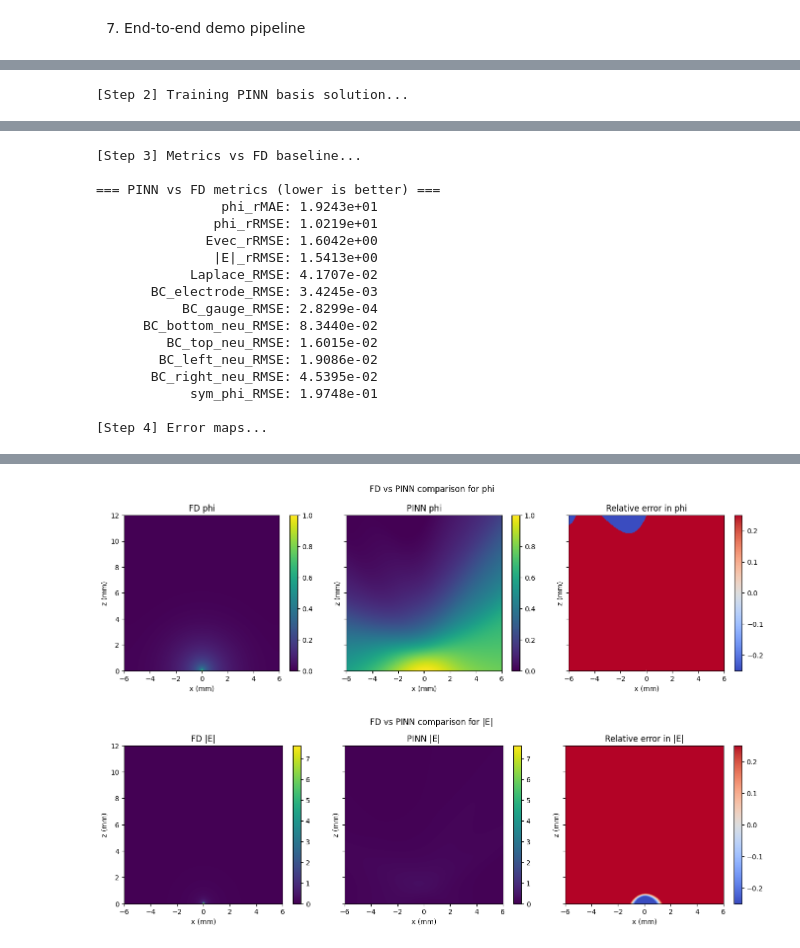
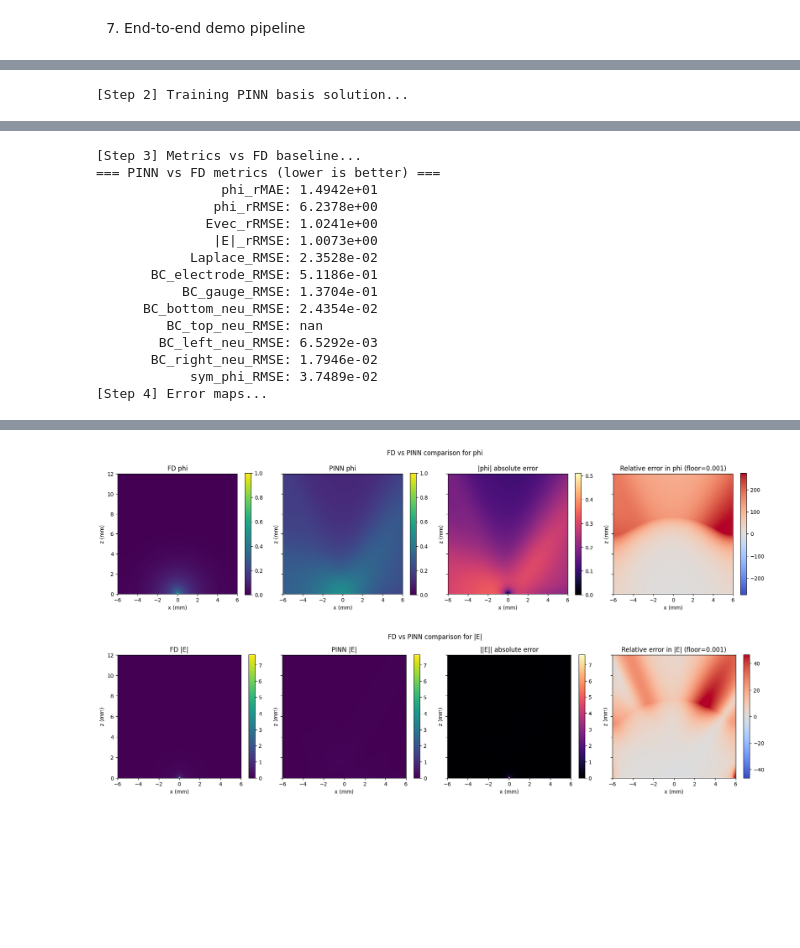
Before and after one commit to mnxbioe/BME_Capstone_UH_2025, a Jupyter notebook: notebooks/Tower_A_2D_Demo/TowerADemo_v0.2.ipynb, the cells around one changed output, grey strips where cells are left out. Saved outputs shown, nothing was run; the diff lists cells and outputs as text; code cells hidden in the pictures; blank space fills up the shorter version.

```diff
--- a/notebooks/Tower_A_2D_Demo/TowerADemo_v0.2.ipynb
+++ b/notebooks/Tower_A_2D_Demo/TowerADemo_v0.2.ipynb
@@ -390,9 +533,13 @@ class TowerA2DProblem(SpatialProblem):
     def _build_domains(self):
         domains: Dict[str, CartesianDomain] = {}
 
-        # Interior rectangle
+        # Interior rectangles
         domains["interior"] = CartesianDomain(
             {"x": list(self.geometry.x_bounds), "z": list(self.geometry.z_bounds)}
+        )
+        (x_lo_near, x_hi_near), (z_lo_near, z_hi_near) = self.geometry.near_region_bounds
+        domains["interior_near"] = CartesianDomain(
+            {"x": [x_lo_near, x_hi_near], "z": [z_lo_near, z_hi_near]}
         )
 
         dirichlet_domains = []
@@ -494,9 +641,13 @@ class TowerA2DProblem(SpatialProblem):
     def _build_conditions(self) -> Dict[str, Condition]:
         conditions: Dict[str, Condition] = {}
 
-        # Interior PDE
+        # Interior PDE (global + near-electrode focus)
         conditions["pde"] = Condition(
             domain="interior",
+            equation=build_laplace_equation_2d(self.conductivity, axes=self.axes),
+        )
+        conditions["pde_near"] = Condition(
+            domain="interior_near",
             equation=build_laplace_equation_2d(self.conductivity, axes=self.axes),
         )
 
@@ -531,13 +682,16 @@ def discretise_2d_problem(
     problem: TowerA2DProblem,
     *,
     interior_points: int = 20_000,
+    interior_points_near: Optional[int] = None,
     dirichlet_points: int = 1024,
     neumann_points: int = 2048,
     interior_mode: str = "latin",   # latin hypercube sampling
     boundary_mode: str = "random",
 ) -> None:
-    """Sample collocation points for interior and each boundary segment."""
+    """Sample collocation points for interior, focused interior, and each boundary segment."""
     problem.discretise_domain(n=interior_points, mode=interior_mode, domains="interior")
+    near_pts = interior_points_near or interior_points
+    problem.discretise_domain(n=near_pts, mode=interior_mode, domains="interior_near")
     for name in problem.dirichlet_domains:
         problem.discretise_domain(n=max(1, dirichlet_points), mode=boundary_mode, domains=name)
     for seg in problem.neumann_segments:
@@ -567,6 +721,7 @@ def train_pinn_basis(
     phi_drive: float = 1.0,
     phi_gauge: float = 0.0,
     interior_points: int = 20_000,
+    interior_points_near: Optional[int] = None,
     dirichlet_points: int = 1024,
     neumann_points: int = 2_048,
     max_epochs: int = 2_000,
@@ -594,6 +749,7 @@ def train_pinn_basis(
     discretise_2d_problem(
         problem,
         interior_points=interior_points,
+        interior_points_near=interior_points_near,
         dirichlet_points=dirichlet_points,
         neumann_points=neumann_points,
     )
@@ -803,10 +978,14 @@ def evaluate_against_fd(
 def run_single_electrode_demo(
     *,
     fd_verbose: bool = True,
-    pinn_epochs: int = 1000,
-) -> None:
+    pinn_epochs: int = 10,
+    plot_vertical: bool = False,
+    x_cut_mm: float = 0.0,
+    plot_fieldlines: bool = True,
+    rel_floor: float = 1e-3,
+) -> Dict[str, float]:
     # --- Step 1: FD reference solution ---
-    print("\n[Step 1] Solving FD baseline...")
+    print("[Step 1] Solving FD baseline...")
     phi_fd = solve_laplace_fd(
         electrode_mask,
         gauge_mask_1d=gauge_mask,
@@ -816,6 +995,7 @@ def run_single_electrode_demo(
         tol=1e-6,
         verbose=fd_verbose,
     )
+    check_fd_residual(phi_fd)
     Ex_fd, Ez_fd, Emag_fd = compute_field(phi_fd)
 
     plot_field_map(
@@ -829,9 +1009,10 @@ def run_single_electrode_demo(
     )
 
     # --- Step 2: Train PINN (single-electrode basis) ---
-    print("\n[Step 2] Training PINN basis solution...")
+    print("[Step 2] Training PINN basis solution...")
     run = train_pinn_basis(
         interior_points=230_000,
+        interior_points_near=None,
         dirichlet_points=1_500,
         neumann_points=8_000,
         max_epochs=pinn_epochs,
@@ -853,20 +1034,27 @@ def run_single_electrode_demo(
     )
 
     # --- Step 3: Metrics vs FD ---
-    print("\n[Step 3] Metrics vs FD baseline...")
+    print("[Step 3] Metrics vs FD baseline...")
     metrics = evaluate_against_fd(model, phi_fd, print_report=True)
 
     # --- Step 4: Difference / error plots ---
-    print("\n[Step 4] Error maps...")
-    plot_fd_vs_pinn_difference(phi_fd, phi_pinn, quantity="phi")
-    plot_fd_vs_pinn_difference(phi_fd, phi_pinn, quantity="|E|")
+    print("[Step 4] Error maps...")
+    plot_fd_vs_pinn_difference(phi_fd, phi_pinn, quantity="phi", rel_floor=rel_floor, show_abs=True)
+    plot_fd_vs_pinn_difference(phi_fd, phi_pinn, quantity="|E|", rel_floor=rel_floor, show_abs=True)
+
+    if plot_vertical:
+        plot_vertical_cut(phi_fd, phi_pinn, x0=x_cut_mm)
+
+    if plot_fieldlines:
+        plot_field_lines(phi_fd, title="FD field lines (phi)")
+        plot_field_lines(phi_pinn, title="PINN field lines (phi)")
 
     return metrics
 
 
 # If you want to run immediately in a script:
 if __name__ == "__main__":
-    metrics = run_single_electrode_demo(pinn_epochs=100)
+    metrics = run_single_electrode_demo(pinn_epochs=10)
 # %% [output]
 [Step 1] Solving FD baseline...
 iter     0, max dphi = 1.000e+00
@@ -910,17 +1099,15 @@ LOCAL_RANK: 0 - CUDA_VISIBLE_DEVICES: [0]
 [Step 3] Metrics vs FD baseline...
-
 === PINN vs FD metrics (lower is better) ===
-                phi_rMAE: 1.9243e+01
-               phi_rRMSE: 1.0219e+01
-              Evec_rRMSE: 1.6042e+00
-               |E|_rRMSE: 1.5413e+00
-            Laplace_RMSE: 4.1707e-02
-       BC_electrode_RMSE: 3.4245e-03
-           BC_gauge_RMSE: 2.8299e-04
-      BC_bottom_neu_RMSE: 8.3440e-02
-         BC_top_neu_RMSE: 1.6015e-02
-        BC_left_neu_RMSE: 1.9086e-02
-       BC_right_neu_RMSE: 4.5395e-02
-            sym_phi_RMSE: 1.9748e-01
-
+                phi_rMAE: 1.4942e+01
+               phi_rRMSE: 6.2378e+00
+              Evec_rRMSE: 1.0241e+00
+               |E|_rRMSE: 1.0073e+00
+            Laplace_RMSE: 2.3528e-02
+       BC_electrode_RMSE: 5.1186e-01
+           BC_gauge_RMSE: 1.3704e-01
+      BC_bottom_neu_RMSE: 2.4354e-02
+         BC_top_neu_RMSE: nan
+        BC_left_neu_RMSE: 6.5292e-03
+       BC_right_neu_RMSE: 1.7946e-02
+            sym_phi_RMSE: 3.7489e-02
 [Step 4] Error maps...
@@ -927,2 +1116,2 @@ LOCAL_RANK: 0 - CUDA_VISIBLE_DEVICES: [0]
-[figure, old version]
+[figure, new version]
-[figure, old version]
+[figure, new version]
```
Also changed, not shown: parts of 9 cells of this notebook.
